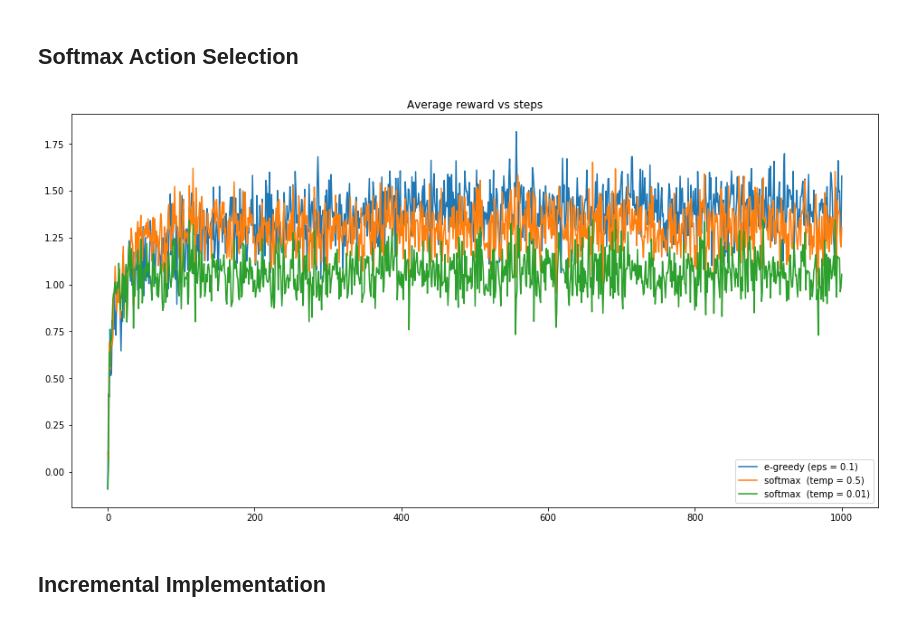
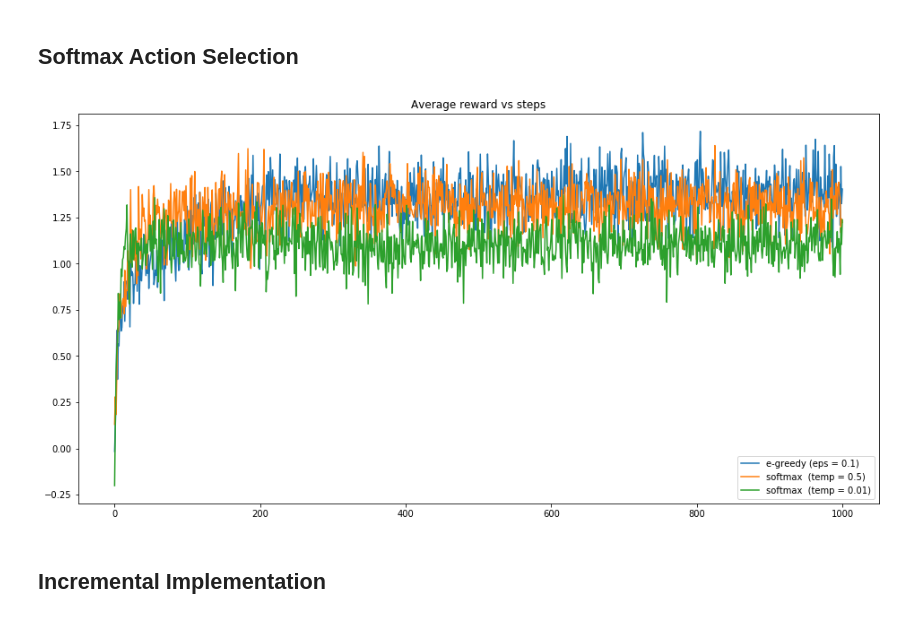
Before and after one commit to b5m3/rl_sutton_notes, a Jupyter notebook: 2_Multi_Armed_Bandits.ipynb, the cells around one changed output. Saved outputs shown, nothing was run; the diff lists cells and outputs as text; code cells hidden in the pictures.

```diff
--- a/2_Multi_Armed_Bandits.ipynb
+++ b/2_Multi_Armed_Bandits.ipynb
@@ -31,10 +33,13 @@ def choose_e_greedy(q_t, eps):
     '''eps-greedy choose'''
     if rand.random_sample() > eps:
         # choose most rewarding actions
-        max_qs = np.argwhere(q_t == np.amax(q_t)).flatten()
-        return np.random.choice(max_qs, 1)[0]
+        max_q = np.amax(q_t)
+        max_qs = np.argwhere(q_t == max_q).flatten()
+        if len(max_qs) == 0:
+            print(q_t)
+        return rand.choice(max_qs, 1)[0]
 
-    return np.random.choice(n, 1)[0]
+    return rand.choice(n, 1)[0]
 # %% [markdown]
 ## n-armed TestBed
 # %%
@@ -78,9 +81 @@ rand = np.random.RandomState(seed)     # re-initialize the RNG
 eg_e2 = run(num_steps, num_runs, lambda x: choose_e_greedy(x, 0.01))
-# %%
-x = np.linspace(0, num_steps, num=num_steps)
-plt.figure(figsize=(16, 8))
-plt.plot(x, eg_e1, label='eps = 0.1')
-plt.plot(x, eg_e2, label='eps = 0.01')
-plt.title('Average reward vs steps')
-plt.legend(loc='lower right')
-plt.show()
@@ -96,5 +93,5 @@ def choose_softmax(q_t, temp):
     total_w = np.sum(weight_qt)
     p_qt = weight_qt / total_w
     # choose from actions with weights
-    return np.random.choice(n, 1, p=p_qt)[0]
+    return rand.choice(n, 1, p=p_qt)[0]
 # %%
@@ -107,15 +99,11 @@ rand = np.random.RandomState(seed)     # re-initialize the RNG
 sm_e2 = run(num_steps, num_runs, lambda x: choose_softmax(x, 0.01))
 # %%
-x = np.linspace(0, num_steps, num=num_steps)
-plt.figure(figsize=(16, 8))
-plt.plot(x, eg_e1, label='e-greedy (eps = 0.1)')
-plt.plot(x, sm_e1, label='softmax  (temp = 0.5)')
-plt.plot(x, sm_e2, label='softmax  (temp = 0.01)')
-plt.title('Average reward vs steps')
-plt.legend(loc='lower right')
-plt.show()
+plot_stepAvgReward(num_steps, [
+    (eg_e1, 'e-greedy (eps = 0.1)'),
+    (sm_e1, 'softmax  (temp = 0.5)'),
+    (sm_e2, 'softmax  (temp = 0.01)')])
 # %% [output]
-[figure, old version]
+[figure, new version]
 # %% [markdown]
 ## Incremental Implementation
 # %%
```
Also changed, not shown: parts of 19 cells of this notebook, 1 other file.
